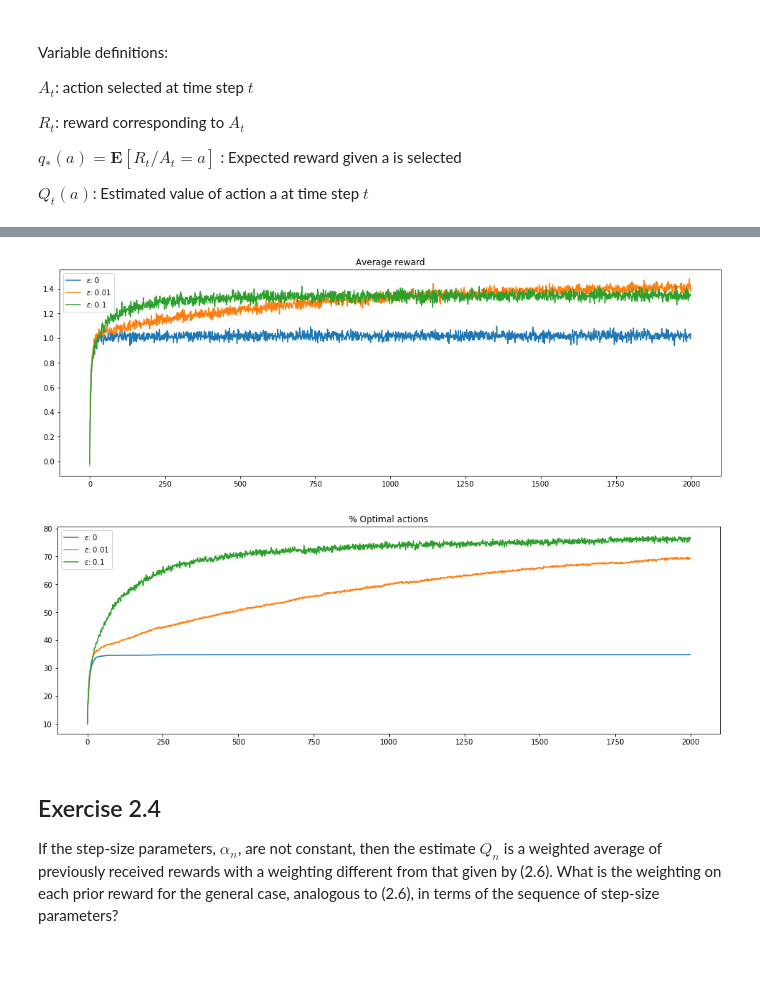
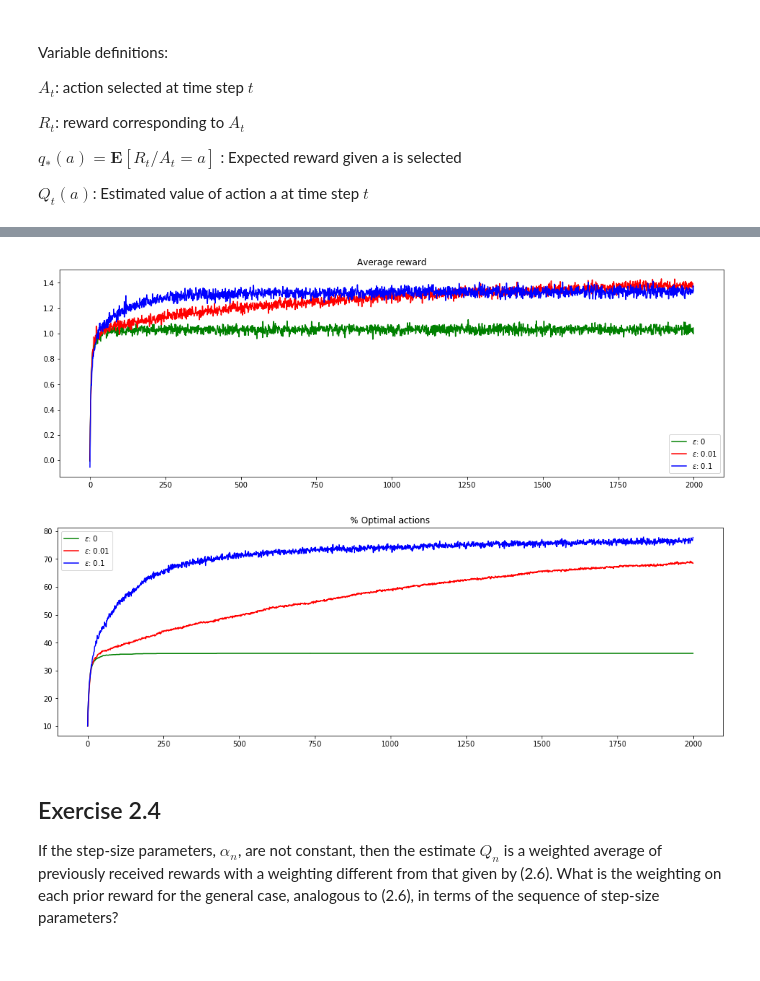
Before and after one commit to jpgarella/DRL-Solutions, a Jupyter notebook: DRL_Solutions.ipynb, the cells around one changed output, grey strips where cells are left out. Saved outputs shown, nothing was run; the diff lists cells and outputs as text; code cells hidden in the pictures.

```diff
--- a/DRL_Solutions.ipynb
+++ b/DRL_Solutions.ipynb
@@ -196,0 +111,15 @@ for e in range(len(epsilons)):
+# %%
+res1 = armed_testbed(k=k, method=method,
+                     epsilon=exp1['epsilon'], independent_runs=independent_runs,
+                     mu0=mu0, sigma0=sigma0, steps=steps, sigma_bandit=sigma_bandit,
+                     non_stationary=False)
+
+res2 = armed_testbed(k=k, method=method,
+                     epsilon=exp2['epsilon'], independent_runs=independent_runs,
+                     mu0=mu0, sigma0=sigma0, steps=steps, sigma_bandit=sigma_bandit,
+                     non_stationary=False)
+
+res3 = armed_testbed(k=k, method=method,
+                     epsilon=exp3['epsilon'], independent_runs=independent_runs,
+                     mu0=mu0, sigma0=sigma0, steps=steps, sigma_bandit=sigma_bandit,
+                     non_stationary=False)
@@ -197,24 +144,23 @@ for e in range(len(epsilons)):
 # %%
-fig= plt.figure(figsize=(16,5))
-axes= fig.add_axes([0.1,0.1,0.8,0.8])
-axes.plot(range(steps), R_ir_e[0].mean(0))
-axes.plot(range(steps), R_ir_e[1].mean(0))
-axes.plot(range(steps), R_ir_e[2].mean(0))
-axes.legend(('$\epsilon$: ' + str(epsilons[0]), '$\epsilon$: ' + str(epsilons[1]), '$\epsilon$: ' + str(epsilons[2]) ))
+fig = plt.figure(figsize=(16,5))
+axes = fig.add_axes([0.1,0.1,0.8,0.8])
+axes.plot(range(steps), res1['R'].mean(0),'g')
+axes.plot(range(steps), res2['R'].mean(0), 'r')
+axes.plot(range(steps), res3['R'].mean(0), 'b')
+axes.legend(('$\epsilon$: ' + str(exp1['epsilon']), '$\epsilon$: ' + str(exp2['epsilon']), '$\epsilon$: ' + str(exp3['epsilon'])))
 plt.title('Average reward')
-plt.show()
 
-fig= plt.figure(figsize=(16,5))
-axes= fig.add_axes([0.1,0.1,0.8,0.8])
-axes.plot(range(steps), O_ir_e[0].mean(0)*100)
-axes.plot(range(steps), O_ir_e[1].mean(0)*100)
-axes.plot(range(steps), O_ir_e[2].mean(0)*100)
-axes.legend(('$\epsilon$: ' + str(epsilons[0]), '$\epsilon$: ' + str(epsilons[1]), '$\epsilon$: ' + str(epsilons[2]) ))
+fig = plt.figure(figsize=(16,5))
+axes = fig.add_axes([0.1,0.1,0.8,0.8])
+axes.plot(range(steps), res1['O'].mean(0)*100, 'g')
+axes.plot(range(steps), res2['O'].mean(0)*100, 'r')
+axes.plot(range(steps), res3['O'].mean(0)*100, 'b')
+axes.legend(('$\epsilon$: ' + str(exp1['epsilon']), '$\epsilon$: ' + str(exp2['epsilon']), '$\epsilon$: ' + str(exp3['epsilon'])))
 plt.title('% Optimal actions')
 plt.show()
 # %% [output]
-[figure, old version]
+[figure, new version]
-[figure, old version]
+[figure, new version]
 # %% [markdown]
 ## Exercise 2.4
 
```
Also changed, not shown: parts of 25 cells of this notebook.
